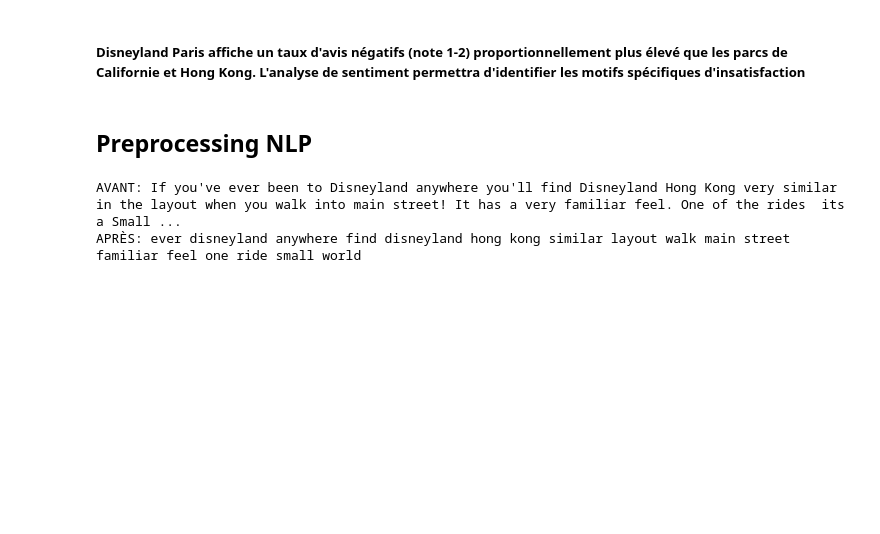
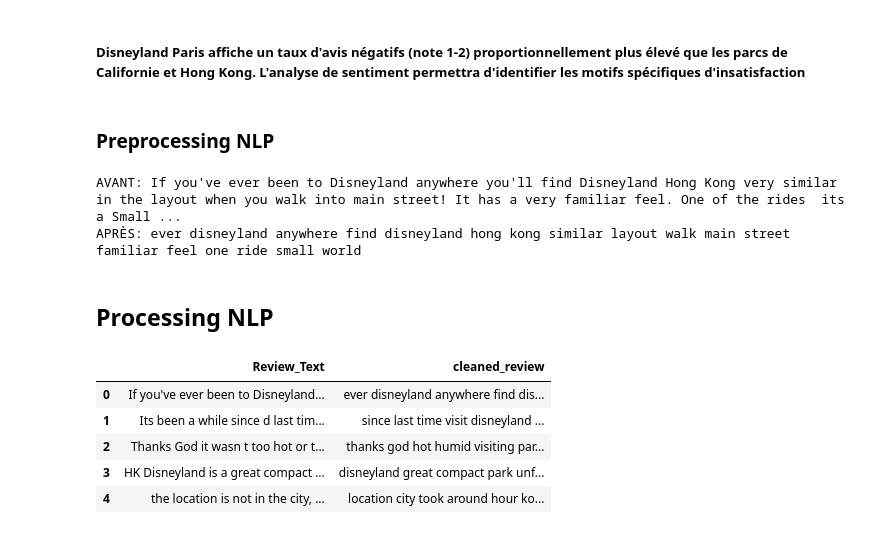
Before and after one commit to AlexisSTH/Disneyland-sentiment-analyse, a Jupyter notebook: notebooks/analyse.ipynb, the cells around one changed output. Drawn from its saved outputs; the diff is of its cells as text; code cells hidden in the pictures; blank space fills up the shorter version.

```diff
--- a/notebooks/analyse.ipynb
+++ b/notebooks/analyse.ipynb
@@ -143,7 +143,7 @@ plt.show()
 # %% [markdown]
 ##### Disneyland Paris affiche un taux d'avis négatifs (note 1-2) proportionnellement plus élevé que les parcs de Californie et Hong Kong. L'analyse de sentiment permettra d'identifier les motifs spécifiques d'insatisfaction
 # %% [markdown]
-## Preprocessing NLP
+### Preprocessing NLP
 # %%
 import nltk
 from nltk.corpus import stopwords
@@ -171,3 +171,5 @@ print("APRÈS:", preprocess_text(sample[:200]))
 # %% [output]
 AVANT: If you've ever been to Disneyland anywhere you'll find Disneyland Hong Kong very similar in the layout when you walk into main street! It has a very familiar feel. One of the rides  its a Small ...
 APRÈS: ever disneyland anywhere find disneyland hong kong similar layout walk main street familiar feel one ride small world
+# %% [markdown]
+## Processing NLP
@@ -173,0 +178,9 @@ APRÈS: ever disneyland anywhere find disneyland hong kong similar layout walk m
+# %%
+df[['Review_Text', 'cleaned_review']].head()
+# %% [output]
+|  | Review_Text | cleaned_review |
+| 0 | If you've ever been to Disneyland... | ever disneyland anywhere find dis... |
+| 1 | Its been a while since d last tim... | since last time visit disneyland ... |
+| 2 | Thanks God it wasn t too hot or t... | thanks god hot humid visiting par... |
+| 3 | HK Disneyland is a great compact ... | disneyland great compact park unf... |
+| 4 | the location is not in the city, ... | location city took around hour ko... |
```
Also changed, not shown: parts of 5 cells of this notebook.
